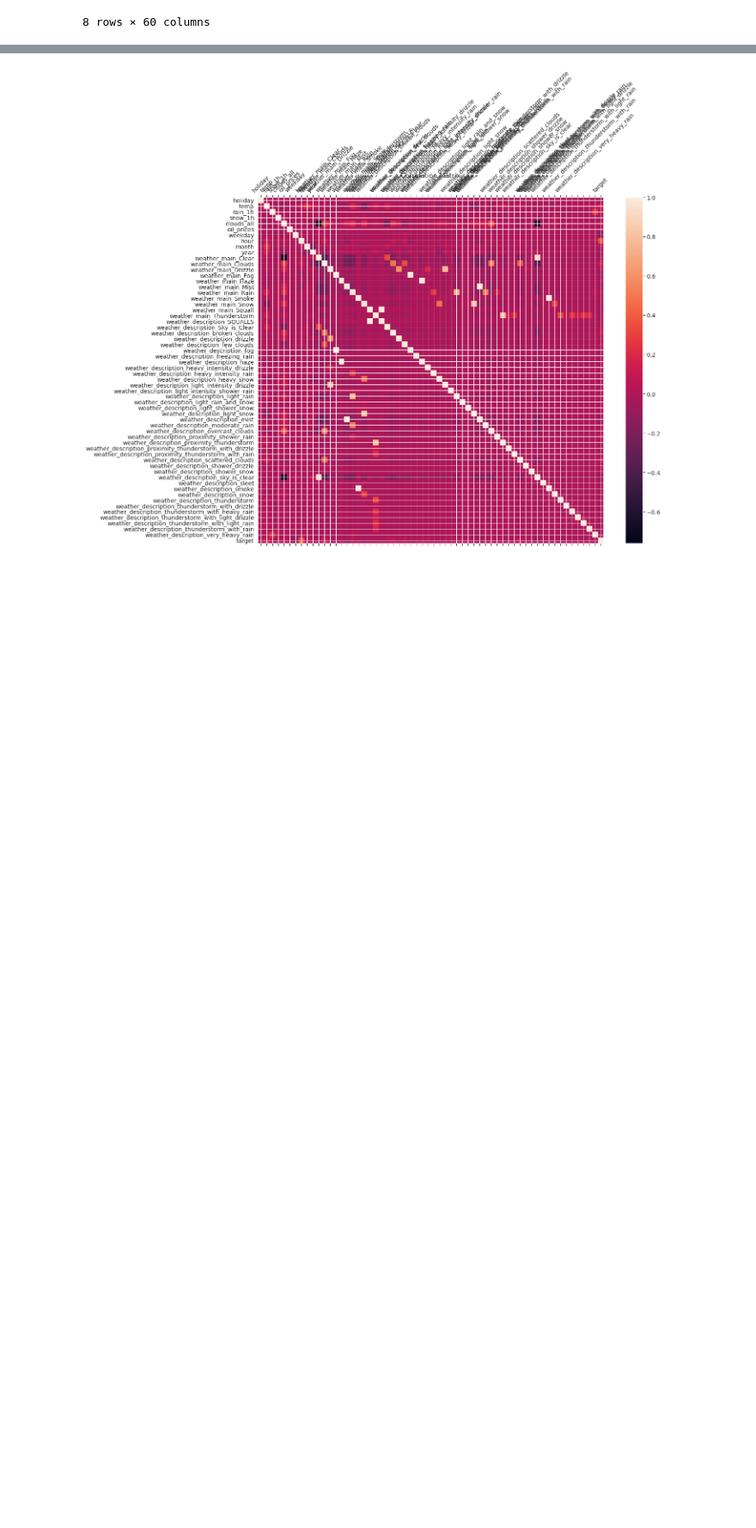
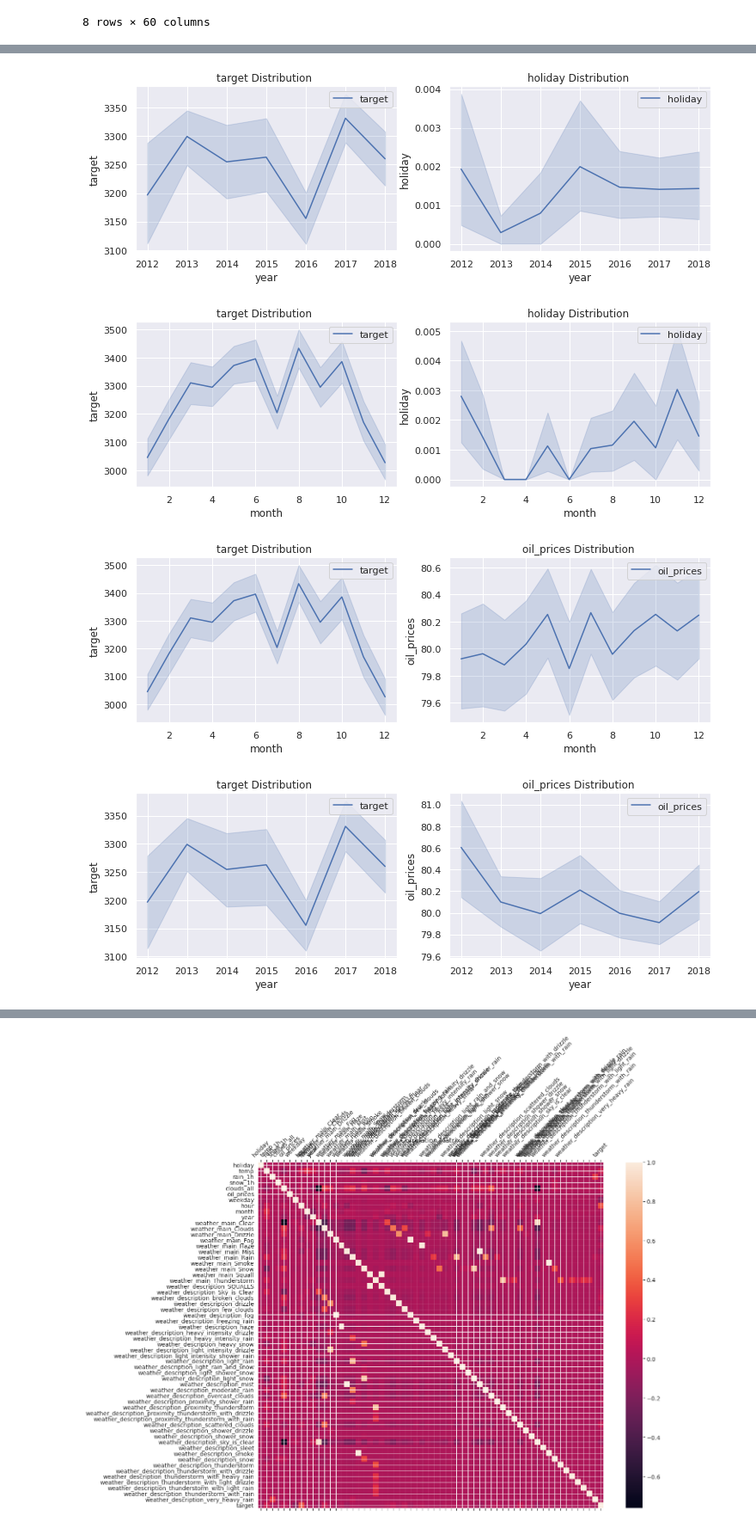
Before and after one commit to UrsulaAlcantara/Segway, a Jupyter notebook: starting_kit/README_modelVisual.ipynb, the cells around one changed output, grey strips where cells are left out. Shown at 86% size. Drawn from its saved outputs; the diff is of its cells as text; code cells hidden in the pictures; blank space fills up the shorter version.

```diff
--- a/starting_kit/README_modelVisual.ipynb
+++ b/starting_kit/README_modelVisual.ipynb
@@ -123,0 +205,10 @@ plt.show()
+# %%
+feature_relevance_plot('holiday','target',data,'year')
+feature_relevance_plot('holiday','target',data,'month')
+feature_relevance_plot('oil_prices','target',data,'month')
+feature_relevance_plot('oil_prices','target',data,'year')
+# %% [output]
+[figure, added]
+[figure, added]
+[figure, added]
+[figure, added]
```
Also changed, not shown: parts of 40 cells of this notebook.
